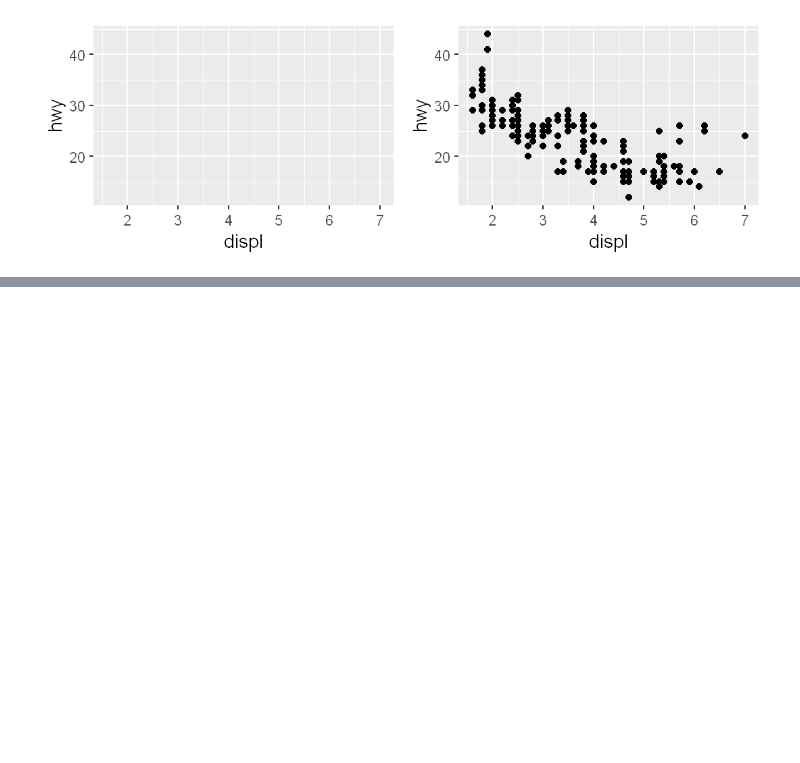
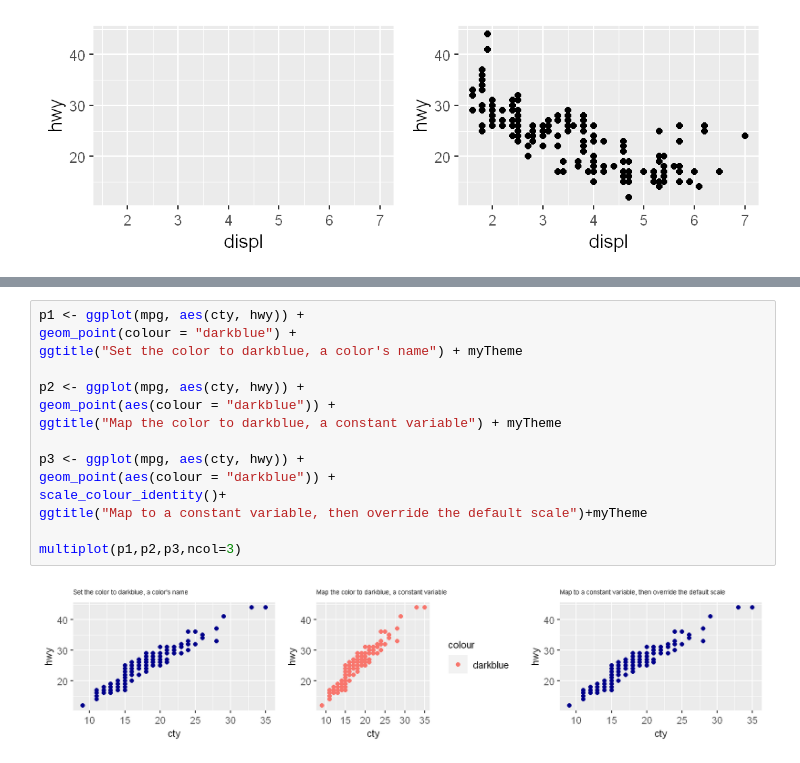
Before and after one commit to XavierOwen/Notes, a Jupyter notebook: Statistics/R/Elegant Graphics for Data Analysis/Chap11_Build a plot layer by layer.ipynb, the cells around one changed output, grey strips where cells are left out. Drawn from its saved outputs; the diff is of its cells as text; blank space fills up the shorter version.

```diff
--- a/Statistics/R/Elegant Graphics for Data Analysis/Chap11_Build a plot layer by layer.ipynb
+++ b/Statistics/R/Elegant Graphics for Data Analysis/Chap11_Build a plot layer by layer.ipynb
@@ -107,0 +214,17 @@ Geoms also have additional arguments. All geoms take aesthetics as parameters.
+# %%
+p1 <- ggplot(mpg, aes(cty, hwy)) +
+geom_point(colour = "darkblue") +
+ggtitle("Set the color to darkblue, a color's name") + myTheme
+
+p2 <- ggplot(mpg, aes(cty, hwy)) +
+geom_point(aes(colour = "darkblue")) +
+ggtitle("Map the color to darkblue, a constant variable") + myTheme
+
+p3 <- ggplot(mpg, aes(cty, hwy)) +
+geom_point(aes(colour = "darkblue")) +
+scale_colour_identity()+
+ggtitle("Map to a constant variable, then override the default scale")+myTheme
+
+multiplot(p1,p2,p3,ncol=3)
+# %% [output]
+[figure, added]
```
Also changed, not shown: parts of 24 cells of this notebook, 1 other file.
